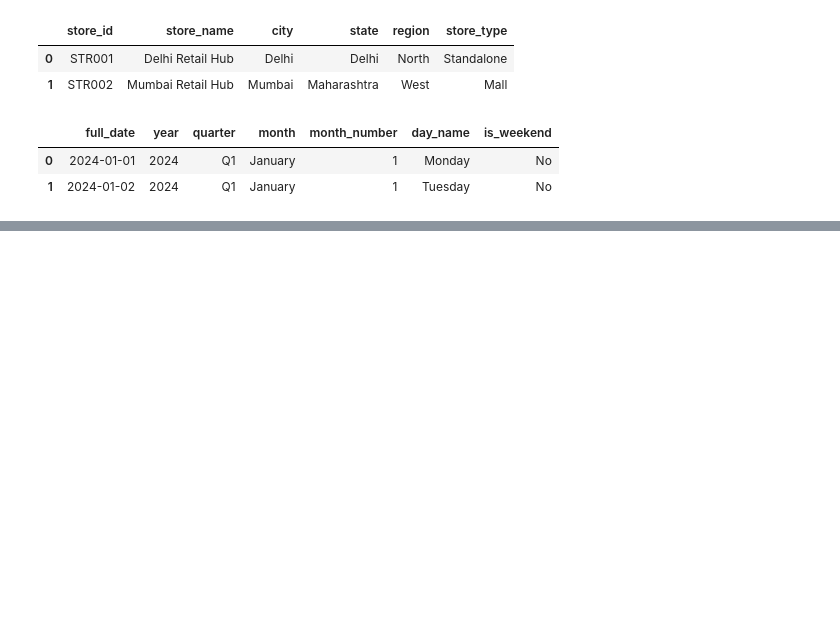
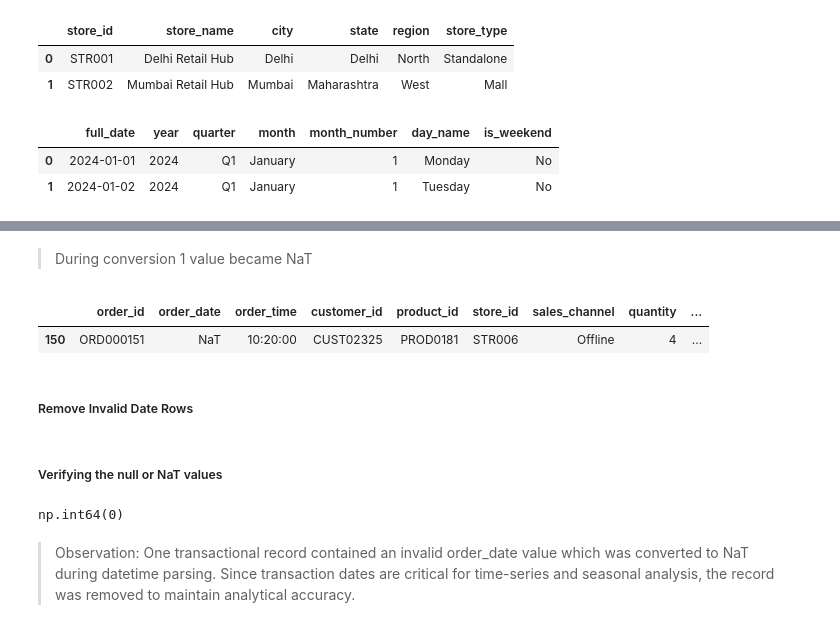
Before and after one commit to utkarshdhangar5/retail-sales-inventory-analytics, a Jupyter notebook: notebooks/ExploratoryDataAnalysis.ipynb, the cells around one changed output, grey strips where cells are left out. Cells and saved outputs as stored; diff of their text form; code cells hidden in the pictures; blank space fills up the shorter version.

```diff
--- a/notebooks/ExploratoryDataAnalysis.ipynb
+++ b/notebooks/ExploratoryDataAnalysis.ipynb
@@ -150,0 +150,5 @@ dtype: int64
+# %%
+fact_orders['order_date'] = pd.to_datetime(
+    fact_orders['order_date'],
+    errors='coerce'
+)
@@ -150,0 +171,9 @@ dtype: int64
+# %% [markdown]
+> During conversion 1 value became NaT
+# %%
+fact_orders[fact_orders['order_date'].isnull()]
+# %% [output]
+|  | order_id | order_date | order_time | customer_id | product_id | store_id | sales_channel | quantity | ... |
+| 150 | ORD000151 | NaT | 10:20:00 | CUST02325 | PROD0181 | STR006 | Offline | 4 | ... |
+# %% [markdown]
+##### Remove Invalid Date Rows
@@ -150,0 +182,9 @@ dtype: int64
+# %% [markdown]
+##### Verifying the null or NaT values
+# %%
+fact_orders['order_date'].isnull().sum()
+# %% [output]
+np.int64(0)
+# %% [markdown]
+> Observation:
+One transactional record contained an invalid order_date value which was converted to NaT during datetime parsing. Since transaction dates are critical for time-series and seasonal analysis, the record was removed to maintain analytical accuracy.
```
Also changed, not shown: parts of 77 cells of this notebook.
